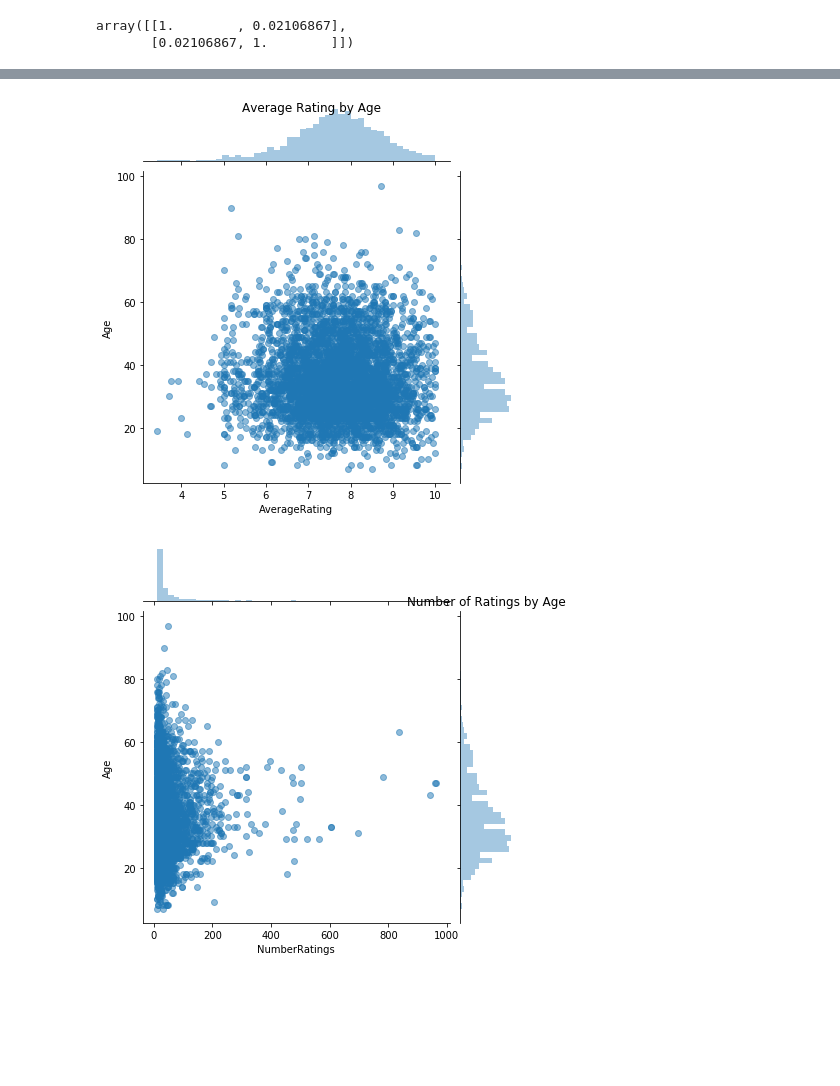
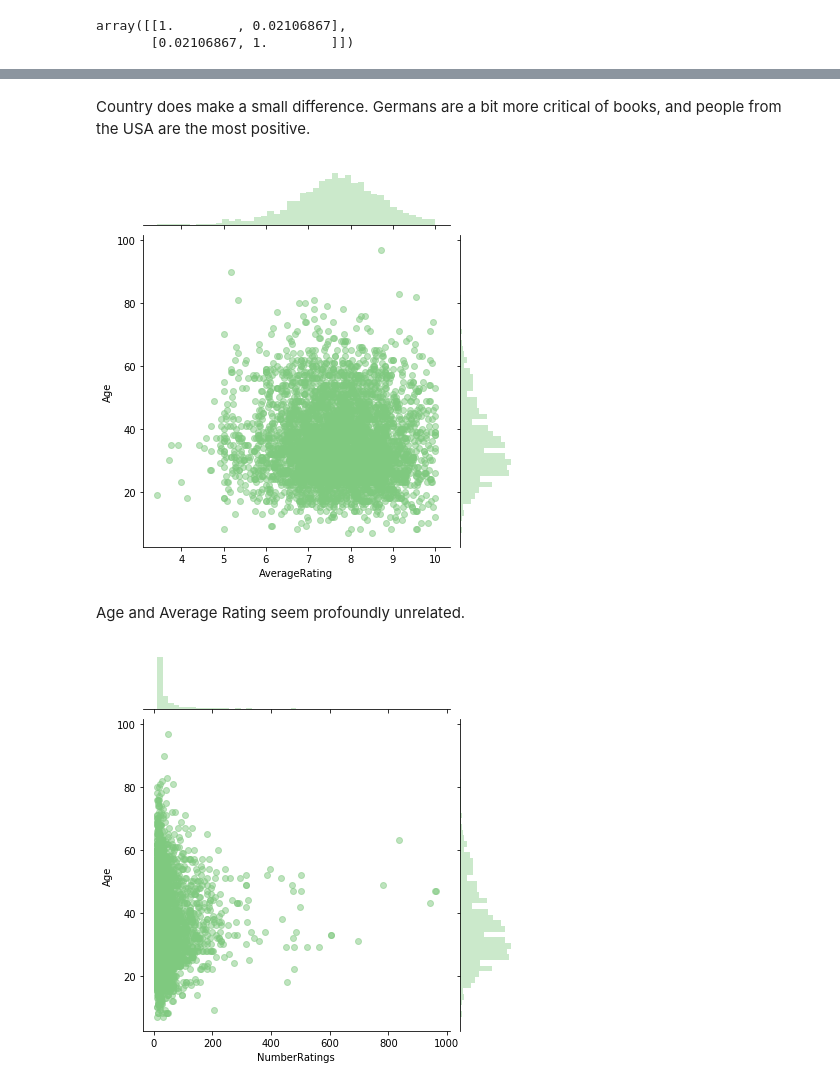
Before and after one commit to joedobrow/FinalCapstone, a Jupyter notebook: EDA.ipynb, the cells around one changed output, grey strips where cells are left out. Cells and saved outputs as stored; diff of their text form; code cells hidden in the pictures; blank space fills up the shorter version.

```diff
--- a/EDA.ipynb
+++ b/EDA.ipynb
@@ -5,6 +7,7 @@ import matplotlib.pyplot as plt
 %matplotlib inline
 import seaborn as sns
 import math
+sns.set_palette('Accent')
 
 from surprise.prediction_algorithms.matrix_factorization import SVD
 from surprise import Reader
@@ -53,10 +58,11 @@ b'Skipping line 209388: expected 8 fields, saw 9\nSkipping line 220626: expected
 # Change year column to int
 df_books = df_books[df_books['Year'].apply(lambda x: isinstance(x, int))]
 df_books.reset_index(drop=True, inplace=True)
+df_books = df_books.astype({'Year' : 'int32'})
 
-avg_rating = []
-num_ratings = []
+avg_rating, num_ratings = [], []
 for user in df_users.User:
+    # This try - except clause is just one way of catching the users that haven't made any ratings
     try:
         avg_rating.append(np.mean(df_ratings.Rating[df_ratings.User == user]))
     except:
@@ -66,3 +72,4 @@ df_users['AverageRating'] = avg_rating
 df_users['NumberRatings'] = num_ratings
 
 df_users = df_users[df_users.NumberRatings > 0]
+df_users.reset_index(inplace=True, drop=True)
@@ -265,15 +282,17 @@ Germany mean: 6.94      Germany standard deviation: 1.84
+# %% [markdown]
+Country does make a small difference. Germans are a bit more critical of books, and people from the USA are the most positive.
 # %%
-df_users_cleaned = df_users.dropna()[(df_users.Age < 100) & (df_users.Age > 5)]
+df_users_cleaned = df_users.dropna()[(df_users.Age < 100) & (df_users.Age > 5)].copy()
 df_users_cleaned = df_users_cleaned[(df_users_cleaned.NumberRatings > 10) & (df_users_cleaned.NumberRatings < 1000)]
 # %%
-sns.jointplot('AverageRating', 'Age', data=df_users_cleaned, alpha = 0.5)
-plt.suptitle('Average Rating by Age')
+ax = sns.jointplot('AverageRating', 'Age', data=df_users_cleaned, alpha = 0.5)
 plt.show()
 # %% [output]
-[figure, old version]
+[figure, new version]
+# %% [markdown]
+Age and Average Rating seem profoundly unrelated.
 # %%
-sns.jointplot('NumberRatings', 'Age', data=df_users_cleaned, alpha = 0.5)
-plt.title('Number of Ratings by Age')
+ax = sns.jointplot('NumberRatings', 'Age', data=df_users_cleaned, alpha = 0.5)
 plt.show()
 # %% [output]
-[figure, old version]
+[figure, new version]
```
Also changed, not shown: parts of 72 cells of this notebook, 2 other files.
